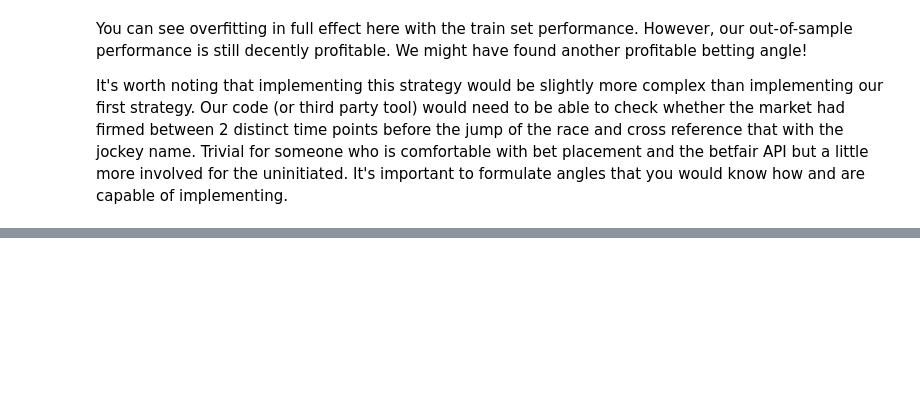
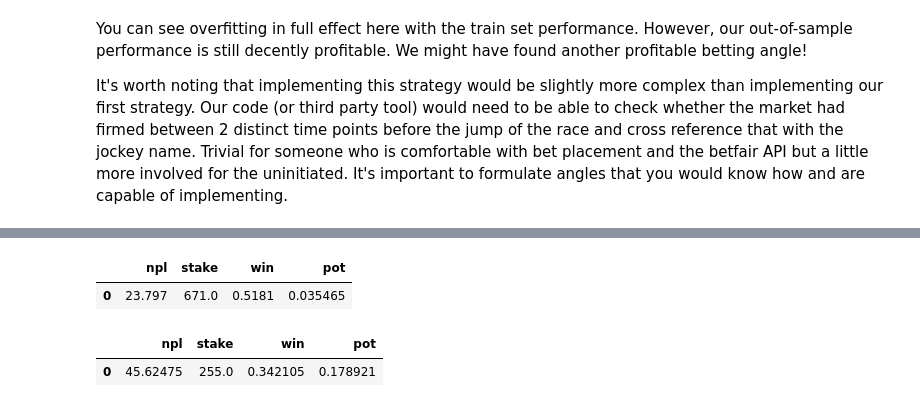
Before and after one commit to TMBish/bfStreamTutorials, a Jupyter notebook: 02-angles/article/angles.ipynb, the cells around one changed output, grey strips where cells are left out. Saved outputs shown, nothing was run; the diff lists cells and outputs as text; code cells hidden in the pictures; blank space fills up the shorter version.

```diff
--- a/02-angles/article/angles.ipynb
+++ b/02-angles/article/angles.ipynb
@@ -837,0 +887,31 @@ It's worth noting that implementing this strategy would be slightly more complex
+# %%
+targetTradeoutFraction = 0.5
+
+train_JockeyBackToLay = (
+    dfTrain
+    .query('distance_group in ["long", "mid_long"]')
+    .merge(tradeOutIndex.head(20)['jockey'])
+    .assign(npl=lambda x: np.where(x['inplay_min_lay'] <= targetTradeoutFraction * x['bsp'], np.where(x['place'] == 1, 0.95 * (x['bsp']-1-(0.5*x['bsp']-1)), 0), -1))
+    .assign(stake=lambda x: np.where(x['npl'] != -1, 2, 1))
+    .assign(win=lambda x: np.where(x['npl'] >= 0, 1, 0))
+)
+
+bet_eval_metrics(train_JockeyBackToLay)
+# %% [output]
+|  | npl | stake | win | pot |
+| 0 | 23.797 | 671.0 | 0.5181 | 0.035465 |
+# %%
+test_JockeyBackToLay = (
+    dfTest
+    .query('distance_group in ["long", "mid_long"]')
+    .merge(tradeOutIndex.head(20)['jockey'])
+    .assign(npl=lambda x: np.where(x['inplay_min_lay'] <= targetTradeoutFraction * x['bsp'], np.where(x['place'] == 1, 0.95 * (x['bsp']-1-(0.5*x['bsp']-1)), 0), -1))
+    .assign(stake=lambda x: np.where(x['npl'] != -1, 2, 1))
+    .assign(win=lambda x: np.where(x['npl'] >= 0, 1, 0))
+
+)
+
+bet_eval_metrics(test_JockeyBackToLay)
+# %% [output]
+|  | npl | stake | win | pot |
+| 0 | 45.62475 | 255.0 | 0.342105 | 0.178921 |
```
Also changed, not shown: parts of 12 cells of this notebook.
